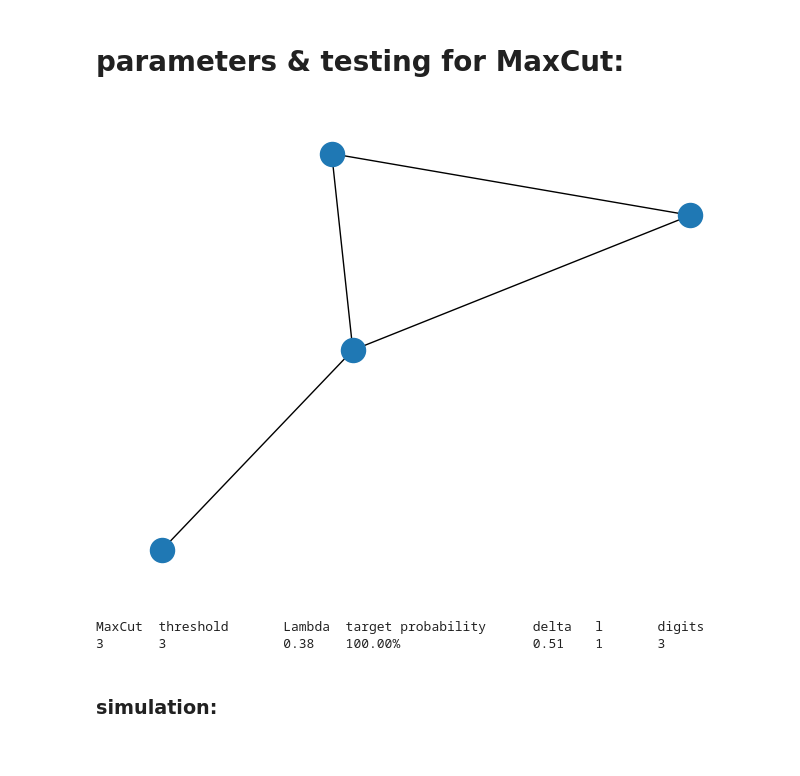
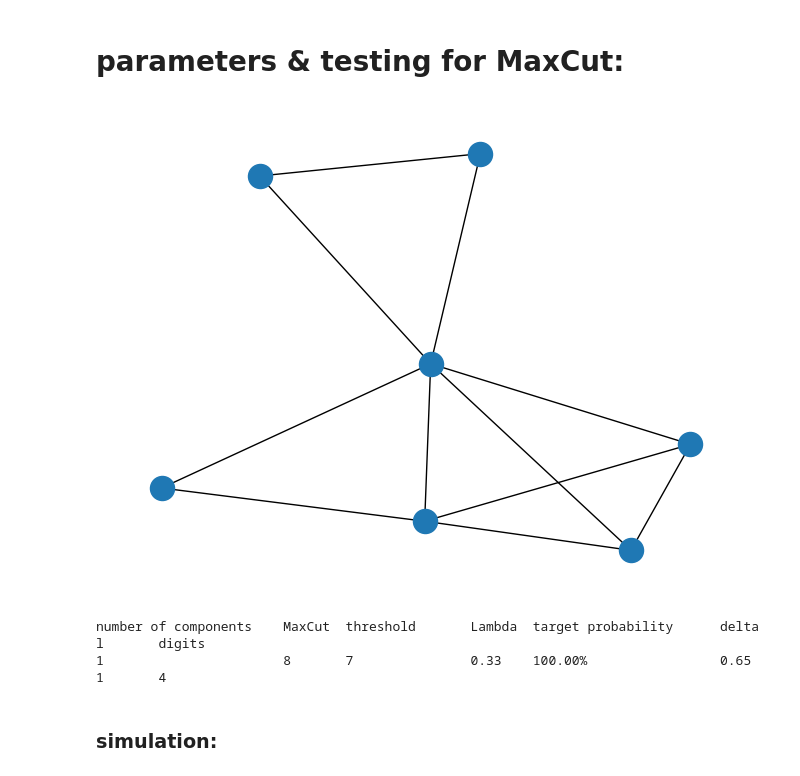
Before and after one commit to hyperrealist/qaoa, a Jupyter notebook: Grover_FPS_for_QUBO.ipynb, the cells around one changed output. Cells and saved outputs as stored; diff of their text form; code cells hidden in the pictures.

```diff
--- a/Grover_FPS_for_QUBO.ipynb
+++ b/Grover_FPS_for_QUBO.ipynb
@@ -408,10 +283,11 @@ def GroverForQUBO(QuadraticForm: list[list[int]], digits: int, threshold: int, d
 # parameters & testing for MaxCut:
 # %%
 # random, connected graph
-NumberOfVerticies, EdgeProbability = 4, 5e-1
+NumberOfVerticies, EdgeProbability = 7, 5e-1
 Graph = nx.erdos_renyi_graph(NumberOfVerticies, EdgeProbability)
 GraphLaplacian = np.array(nx.laplacian_matrix(Graph).toarray())
-while NumberOfVerticies != np.linalg.matrix_rank(GraphLaplacian) + 1:
+NumberOfComponents = NumberOfVerticies - np.linalg.matrix_rank(GraphLaplacian)
+while NumberOfComponents != 1:
     Graph = nx.erdos_renyi_graph(NumberOfVerticies, EdgeProbability)
     GraphLaplacian = np.array(nx.laplacian_matrix(Graph).toarray())
 nx.draw(Graph, with_labels=False)
@@ -420,41 +296,41 @@ nx.draw(Graph, with_labels=False)
 NumberOfEdges = np.trace(GraphLaplacian) // 2
 threshold = ErdosEdwards = int(np.ceil((2 * NumberOfEdges + NumberOfVerticies - 1)/4))
 
 # let's get rid of the vertex with the highest degree
 maxdegvertex = np.where(np.diag(GraphLaplacian) == max(np.diag(GraphLaplacian)))[0][0]
 
 if maxdegvertex + 1 != NumberOfVerticies:
     GraphLaplacian[[maxdegvertex, -1], :] = GraphLaplacian[[-1, maxdegvertex], :]
     GraphLaplacian[:, [maxdegvertex, -1]] = GraphLaplacian[:, [-1, maxdegvertex]]
 
 Q = GraphLaplacian[np.ix_(np.arange(NumberOfVerticies - 1), np.arange(NumberOfVerticies - 1))]
 
 # cut-function and MaxCut
 cuts, MaxCut = {}, 0
 for x in range(pow(2, len(Q))):
     conf = np.array([(x >> i)&1 for i in range(len(Q))])
     cuts[x] = np.matmul(conf, np.matmul(Q, np.transpose(conf)))
     MaxCut = max(MaxCut, cuts[x])
 
 # cut disctibution and ratios
 random_chance, Lambda, dp = {i: 0 for i in range(MaxCut + 1)}, 0, pow(2, 1 - NumberOfVerticies)
 for _, cut in cuts.items():
     random_chance[cut] += dp
     if cut >= threshold:
         Lambda += dp
 
 m = NumberOfEdges / 2
 sigma = np.sqrt(np.sum([pow(cut - m, 2) * random_chance[cut] for cut in random_chance]))
 digits = 1 + int(np.ceil(np.log2(max(ErdosEdwards, NumberOfEdges + 1 - ErdosEdwards)))) if NumberOfVerticies > 2 else 2
 # %% [output]
-[figure, old version]
+[figure, new version]
 # %%
-P = 0.8 # lower bound for the target probability
+P = 0.7 # lower bound for the target probability
 delta, l, TargetProbability = GroverParameterOptimizer(P, Lambda, 10)
-print(f"MaxCut\tthreshold\tLambda\ttarget probability\tdelta\tl\tdigits\n{MaxCut}\t{threshold}\t\t{np.round(Lambda, 2)}\t{TargetProbability:.2%}\t\t\t{np.round(delta, 2)}\t{l}\t{digits}")
+print(f"number of components\tMaxCut\tthreshold\tLambda\ttarget probability\tdelta\tl\tdigits\n{NumberOfComponents}\t\t\t{MaxCut}\t{threshold}\t\t{np.round(Lambda, 2)}\t{TargetProbability:.2%}\t\t\t{np.round(delta, 2)}\t{l}\t{digits}")
 # %% [output]
-MaxCut  threshold       Lambda  target probability      delta   l       digits
-3       3               0.38    100.00%                 0.51    1       3
+number of components    MaxCut  threshold       Lambda  target probability      delta   l       digits
+1                       8       7               0.33    100.00%                 0.65    1       4
 # %% [markdown]
 ### simulation:
 # %%
```
Also changed, not shown: parts of 9 cells of this notebook.
